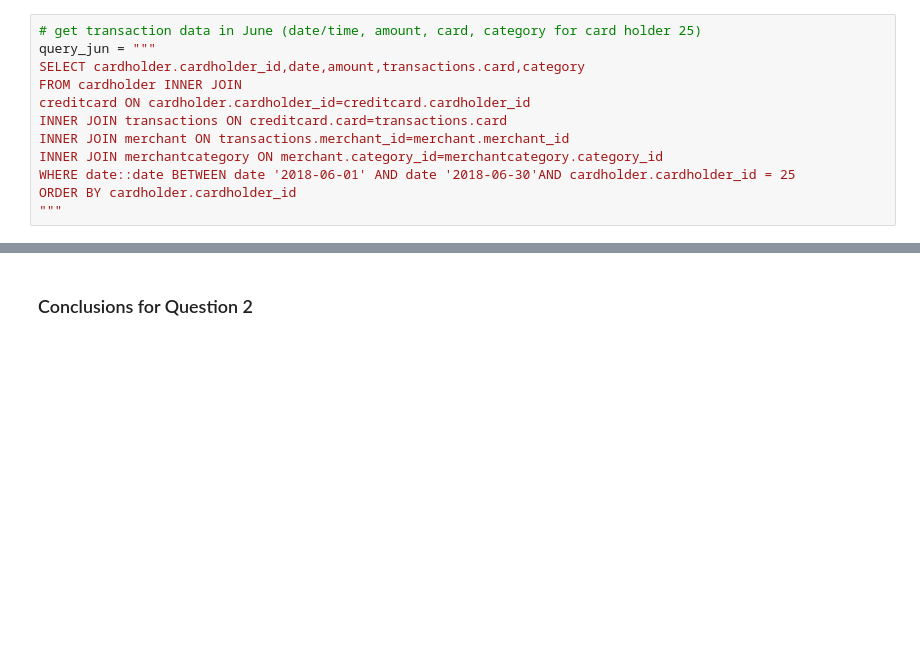
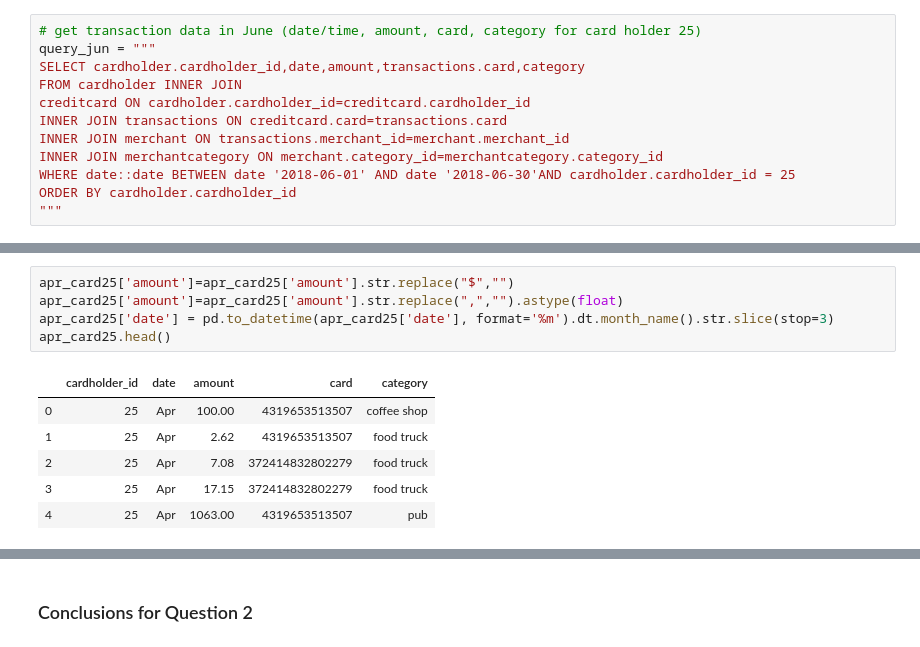
Before and after one commit to awanzek/sql-homework, a Jupyter notebook: visual_data_analysis.ipynb, the cells around one changed output, grey strips where cells are left out. Drawn from its saved outputs; the diff is of its cells as text; blank space fills up the shorter version.

```diff
--- a/visual_data_analysis.ipynb
+++ b/visual_data_analysis.ipynb
@@ -187,0 +236,12 @@ jun_card25.hvplot.bar()
+# %%
+apr_card25['amount']=apr_card25['amount'].str.replace("$","")
+apr_card25['amount']=apr_card25['amount'].str.replace(",","").astype(float)
+apr_card25['date'] = pd.to_datetime(apr_card25['date'], format='%m').dt.month_name().str.slice(stop=3)
+apr_card25.head()
+# %% [output]
+|  | cardholder_id | date | amount | card | category |
+| 0 | 25 | Apr | 100.00 | 4319653513507 | coffee shop |
+| 1 | 25 | Apr | 2.62 | 4319653513507 | food truck |
+| 2 | 25 | Apr | 7.08 | 372414832802279 | food truck |
+| 3 | 25 | Apr | 17.15 | 372414832802279 | food truck |
+| 4 | 25 | Apr | 1063.00 | 4319653513507 | pub |
```
Also changed, not shown: parts of 26 cells of this notebook.
